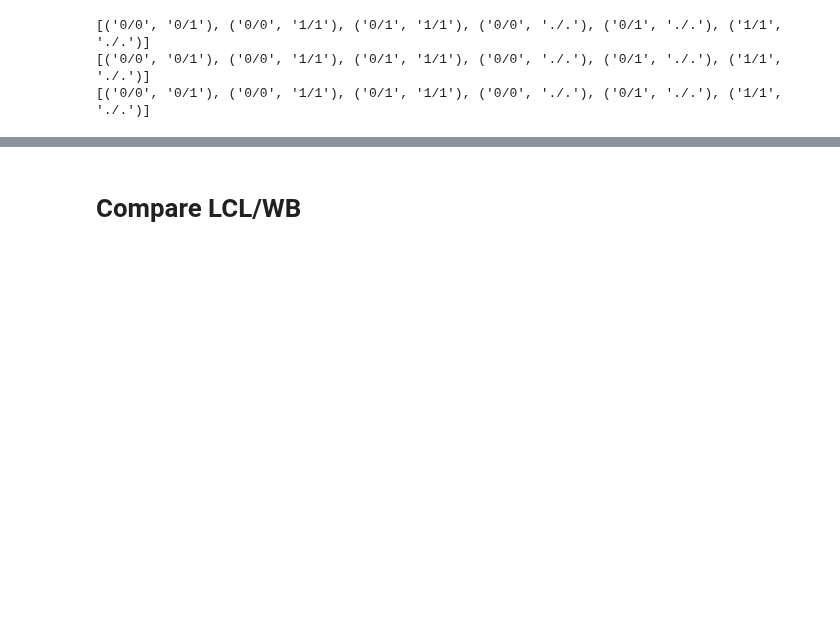
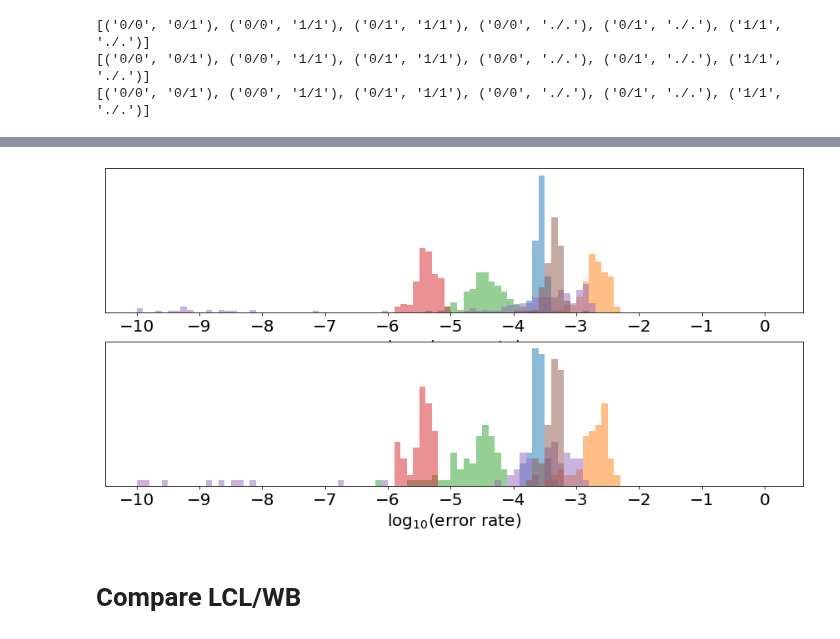
Before and after one commit to kpaskov/PhasingFamilies, a Jupyter notebook: parameter_estimation/Validate-With-Twins.ipynb, the cells around one changed output, grey strips where cells are left out. Cells and saved outputs as stored; diff of their text form; code cells hidden in the pictures; blank space fills up the shorter version.

```diff
--- a/parameter_estimation/Validate-With-Twins.ipynb
+++ b/parameter_estimation/Validate-With-Twins.ipynb
@@ -254,3 +211,35 @@ plt.show()
+# %%
+plt.figure(figsize=(15, 7))
+
+is_male = np.array([sample_id_to_sex[x.split('.')[-1]]=='1' for x in ihart_samples.sample_ids])
+
+plt.subplot(2, 1, 1)
+for i, (g, o) in enumerate([('0/0', '0/1'), ('0/1', '0/0'), ('1/1', '0/0'),
+                            ('0/0', '1/1'), ('0/1', '1/1'), ('1/1', '0/1'),
+                            #('0/0', './.'), ('0/1', './.'), ('1/1', './.')
+                           ]):
+    plt.hist(-np.clip(ihart_error_rates[ihart_samples.is_child & is_male, gens.index(g), obss.index(o)], 0, 10),
+             bins=np.arange(-10, 0.2, 0.1), label=r'%s $\rightarrow$ %s' % (g, o), alpha=0.5, density=True)
+
+    plt.xlabel('$\log_{10}$(error rate)')
+    plt.yticks([], [])
+    plt.xticks(np.arange(-10, 1))
+
+plt.subplot(2, 1, 2)
+for i, (g, o) in enumerate([('0/0', '0/1'), ('0/1', '0/0'), ('1/1', '0/0'),
+                            ('0/0', '1/1'), ('0/1', '1/1'), ('1/1', '0/1'),
+                            #('0/0', './.'), ('0/1', './.'), ('1/1', './.')
+                           ]):
+    plt.hist(-np.clip(ihart_error_rates[ihart_samples.is_child & ~is_male, gens.index(g), obss.index(o)], 0, 10),
+             bins=np.arange(-10, 0.2, 0.1), label=r'%s $\rightarrow$ %s' % (g, o), alpha=0.5, density=True)
+
+    plt.xlabel('$\log_{10}$(error rate)')
+    plt.yticks([], [])
+    plt.xticks(np.arange(-10, 1))
+
+plt.show()
+# %% [output]
+[figure, added]
 # %% [markdown]
 # Compare LCL/WB
 # %%
```
Also changed, not shown: parts of 31 cells of this notebook, 4 other files.
